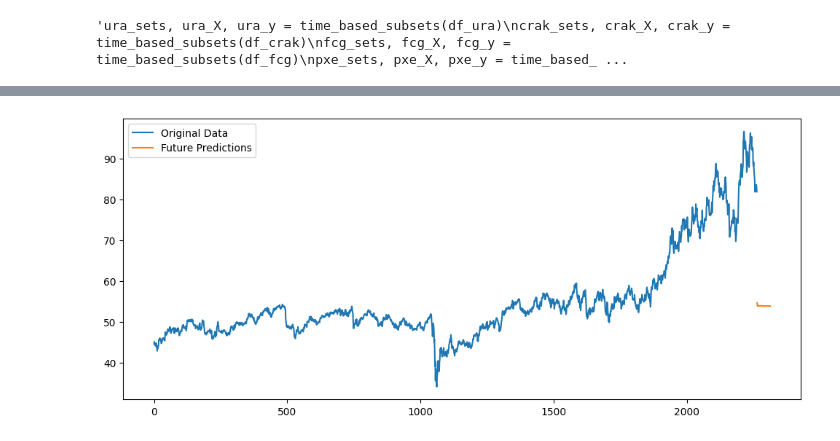
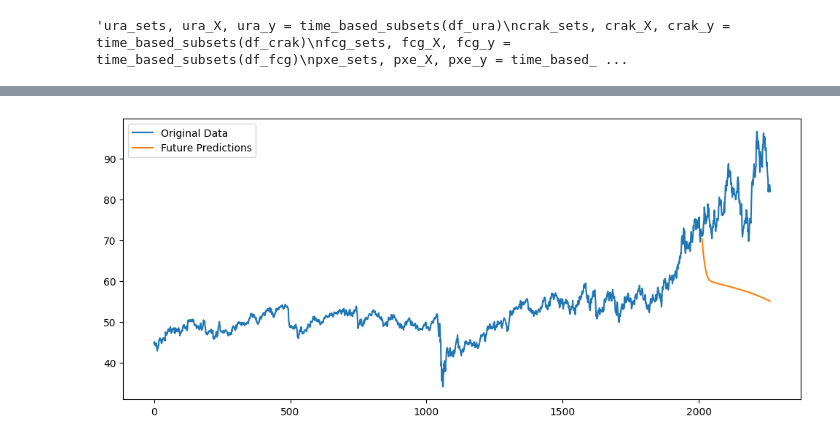
Before and after one commit to theophilus28/ML-Energy-Stock-Predictor, a Jupyter notebook: EnergyStockPredictor.ipynb, the cells around one changed output, grey strips where cells are left out. Drawn from its saved outputs; the diff is of its cells as text; code cells hidden in the pictures.

```diff
--- a/EnergyStockPredictor.ipynb
+++ b/EnergyStockPredictor.ipynb
@@ -37,10 +37,10 @@ df_icln = df_icln.drop(columns=[repaired_col]).fillna(0)
 df_smog = df_smog.drop(columns=[repaired_col]).fillna(0)
 df_tan = df_tan.drop(columns=[repaired_col]).fillna(0)
 
-df_nlr['Date'] = pd.to_datetime(df_nlr['Date'])
+'''df_nlr["Date"] = pd.to_datetime(df_nlr["Date"])
 df_nlr["day"] = df_nlr["Date"].dt.day
 df_nlr["weekday"] = df_nlr["Date"].dt.weekday
-df_nlr["month"] = df_nlr["Date"].dt.month
+df_nlr["month"] = df_nlr["Date"].dt.month'''
 df_nlr = df_nlr.drop(columns=["Date"]).fillna(0)
 df_ura['Date'] = pd.to_datetime(df_ura['Date'])
 df_crak['Date'] = pd.to_datetime(df_crak['Date'])
@@ -110,15 +115,15 @@ svm_model = svm.SVC(kernel='rbf', C=1.0, gamma='scale', random_state=42)
 sequence_length = 2012
 #this is temp placeholder
 lstm_model = Sequential()
-lstm_model.add(layers.LSTM(units=64, return_sequences=False, input_shape=(sequence_length, 9)))
+lstm_model.add(layers.LSTM(units=64, return_sequences=False, input_shape=(sequence_length, 6)))
 #lstm_model.add(layers.LSTM(units=64, return_sequences=False))
 lstm_model.add(layers.Dense(units=32, activation='relu'))
-lstm_model.add(layers.Dense(units=9))
+lstm_model.add(layers.Dense(units=6))
 lstm_model.compile(optimizer='adam',
               loss='mse')
 
 gru_model = Sequential()
-gru_model.add(layers.GRU(units=128, activation='tanh', input_shape=(sequence_length, 9))) # GRU layer
+gru_model.add(layers.GRU(units=128, activation='tanh', input_shape=(sequence_length, 6))) # GRU layer
 gru_model.add(layers.Dense(units=1)) # Output layer for a single value prediction
 gru_model.compile(optimizer='adam', loss='mse')
 # %%
@@ -151,53 +156,34 @@ Epoch 100/100
 # %%
 # 6 make predictions
 def predict_future_points(model, last_seq, num_predictions=20):
-    """
-    last_seq: DataFrame or numpy array of shape (window_size, num_features)
-    """
-    # Convert to numpy always
     current_sequence = np.asarray(last_seq).astype(np.float32)
 
-    # Ensure correct shape: (1, window_size, num_features)
     current_sequence = current_sequence.reshape(1, current_sequence.shape[0], current_sequence.shape[1])
 
     predictions = []
 
     for _ in range(num_predictions):
-        # Predict next point
-        next_pred = model.predict(current_sequence, verbose=0)
+        next_pred_scaled = model.predict(current_sequence, verbose=0)
 
-        # Inverse scale (model predicts 1 feature)
-        '''next_pred = scaler.inverse_transform(
-            np.concatenate([next_pred_scaled,
-                            np.zeros((1, current_sequence.shape[2]-1))], axis=1)
-        )[0, 0]'''
+        next_pred = scaler.inverse_transform(next_pred_scaled)
 
         predictions.append(next_pred)
 
-        # Add predicted scaled value into sequence for further prediction
-        next_pred_full = np.concatenate(
-            [next_pred, np.zeros((1, current_sequence.shape[2]-1))], axis=1
+        current_sequence = np.concatenate(
+            [current_sequence[:,1:,:], [next_pred_scaled]], axis=1
         )
 
-        # Update sequence: remove first timestep, append predicted value
-        current_sequence = np.append(
-            current_sequence[:, 1:, :],     # remove first time-step
-            next_pred.reshape(1, 1, -1),  # add predicted step
-            axis=1
-        )
 
     return predictions
 
-#scaler = MinMaxScaler()
-last_seq = nlr_sets[3].iloc[-20:]
-future = predict_future_points(lstm_model, last_seq, 50)
-#future = scaler.inverse_transform(future_scaled.reshape(-1, 1))
+last_seq = nlr_sets[3][-30:]
+future = predict_future_points(lstm_model, last_seq, 250)
 # %%
-future_feature = np.array([arr[0][0] for arr in future])
+future_feature = np.array([arr[0][3] for arr in future])
 plt.figure(figsize=(12,5))
 plt.plot(df_nlr['Close'], label="Original Data")
-plt.plot(range(len(df_nlr), len(df_nlr) + len(future)), future_feature, label="Future Predictions")
+plt.plot(range(2012, 2012 + len(future)), future_feature, label="Future Predictions")
 plt.legend()
 plt.show()
 # %% [output]
-[figure, old version]
+[figure, new version]
```
Also changed, not shown: parts of 2 cells of this notebook.
